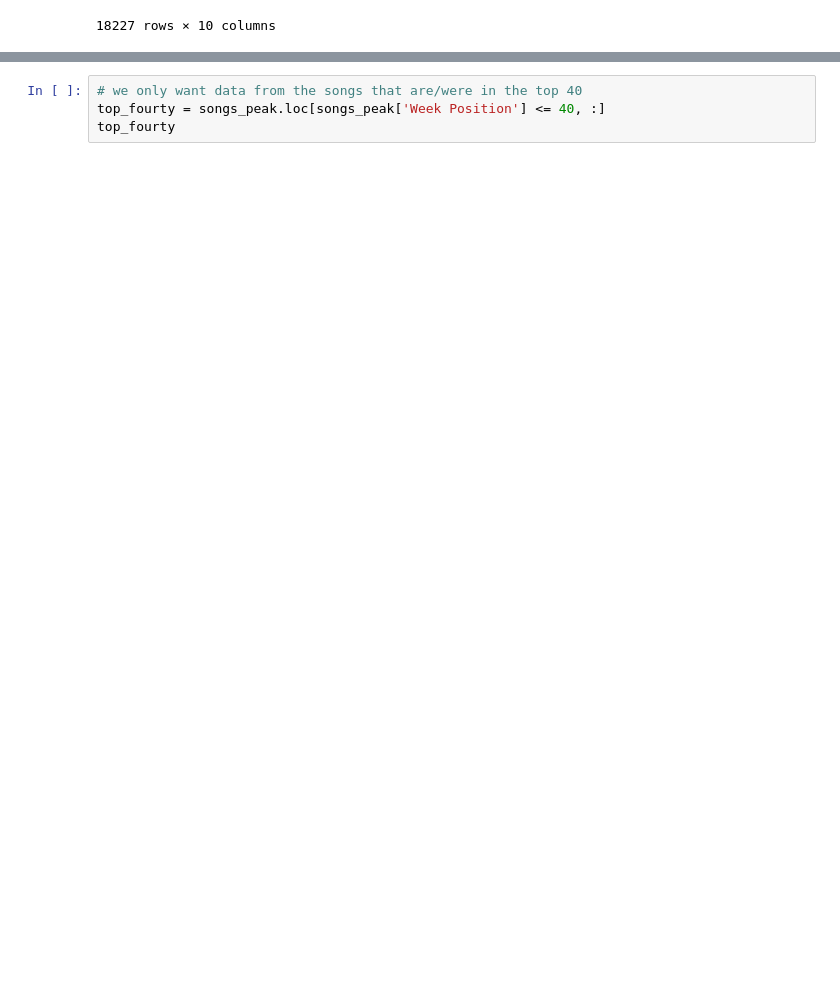
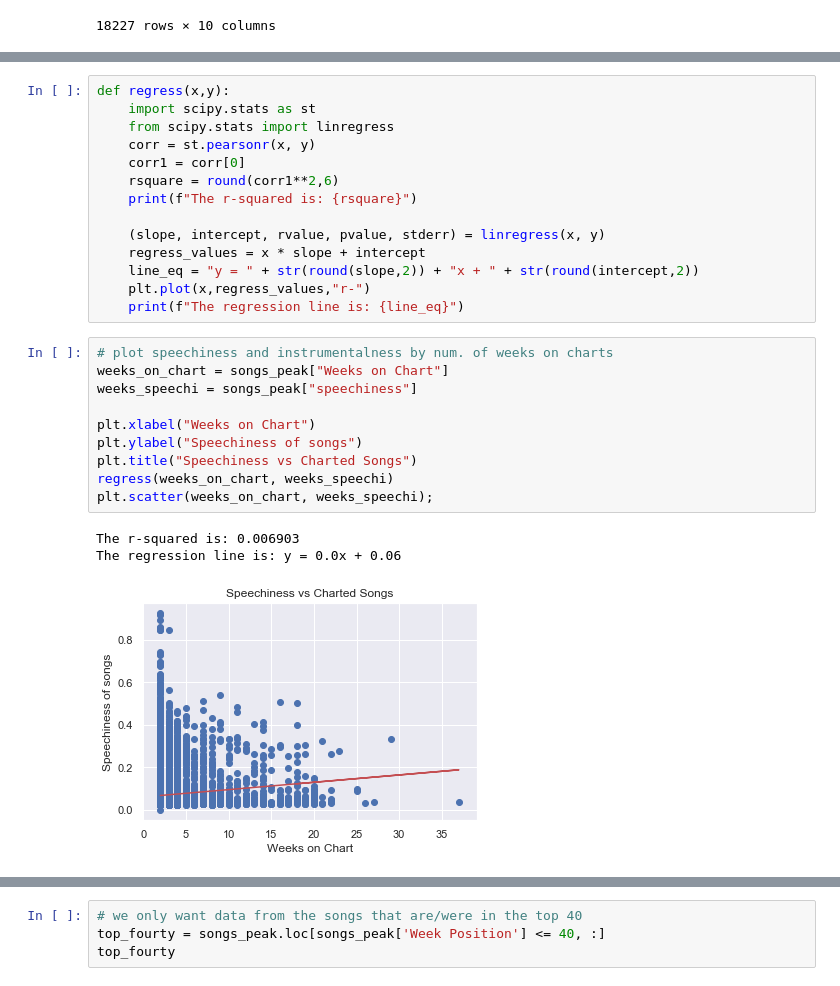
Before and after one commit to LRiceBall/Project-Group-5, a Jupyter notebook: start.ipynb, the cells around one changed output, grey strips where cells are left out. Drawn from its saved outputs; the diff is of its cells as text; blank space fills up the shorter version.

```diff
--- a/start.ipynb
+++ b/start.ipynb
@@ -110,0 +133,28 @@ songs_peak
+# %%
+def regress(x,y):
+    import scipy.stats as st
+    from scipy.stats import linregress
+    corr = st.pearsonr(x, y)
+    corr1 = corr[0]
+    rsquare = round(corr1**2,6)
+    print(f"The r-squared is: {rsquare}")
+
+    (slope, intercept, rvalue, pvalue, stderr) = linregress(x, y)
+    regress_values = x * slope + intercept
+    line_eq = "y = " + str(round(slope,2)) + "x + " + str(round(intercept,2))
+    plt.plot(x,regress_values,"r-")
+    print(f"The regression line is: {line_eq}")
+# %%
+# plot speechiness and instrumentalness by num. of weeks on charts
+weeks_on_chart = songs_peak["Weeks on Chart"]
+weeks_speechi = songs_peak["speechiness"]
+
+plt.xlabel("Weeks on Chart")
+plt.ylabel("Speechiness of songs")
+plt.title("Speechiness vs Charted Songs")
+regress(weeks_on_chart, weeks_speechi)
+plt.scatter(weeks_on_chart, weeks_speechi);
+# %% [output]
+The r-squared is: 0.006903
+The regression line is: y = 0.0x + 0.06
+[figure, added]
```
Also changed, not shown: parts of 6 cells of this notebook.
